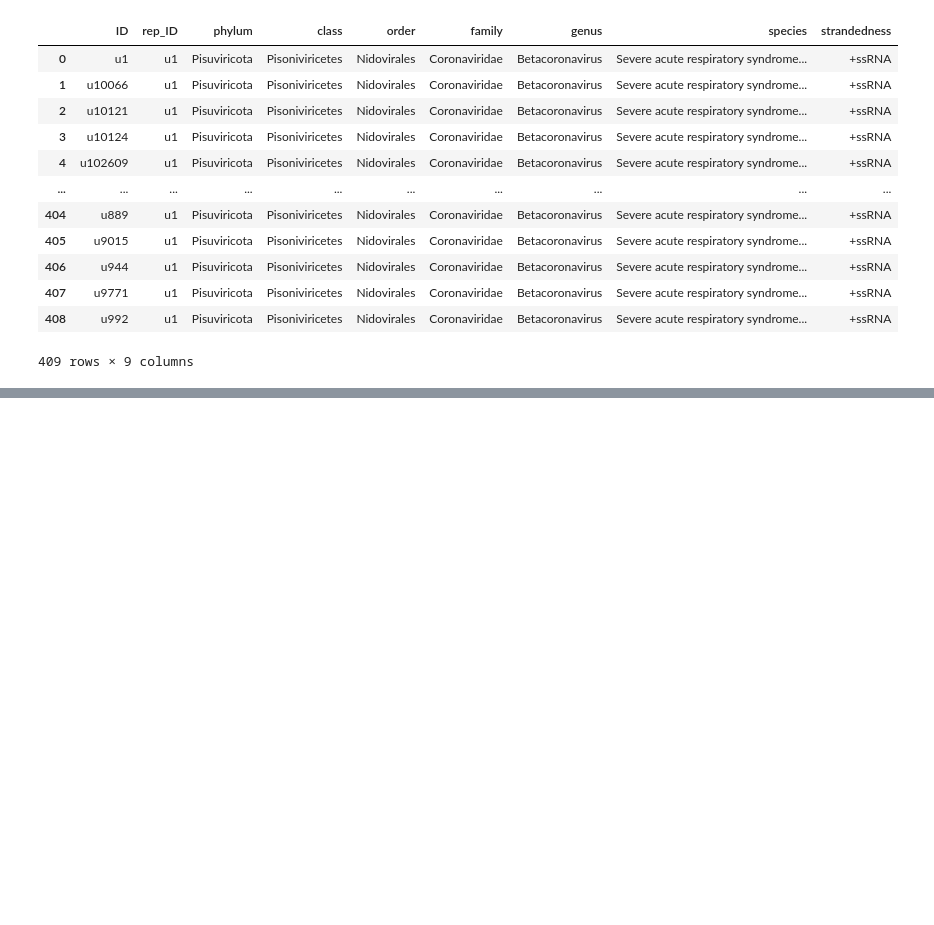
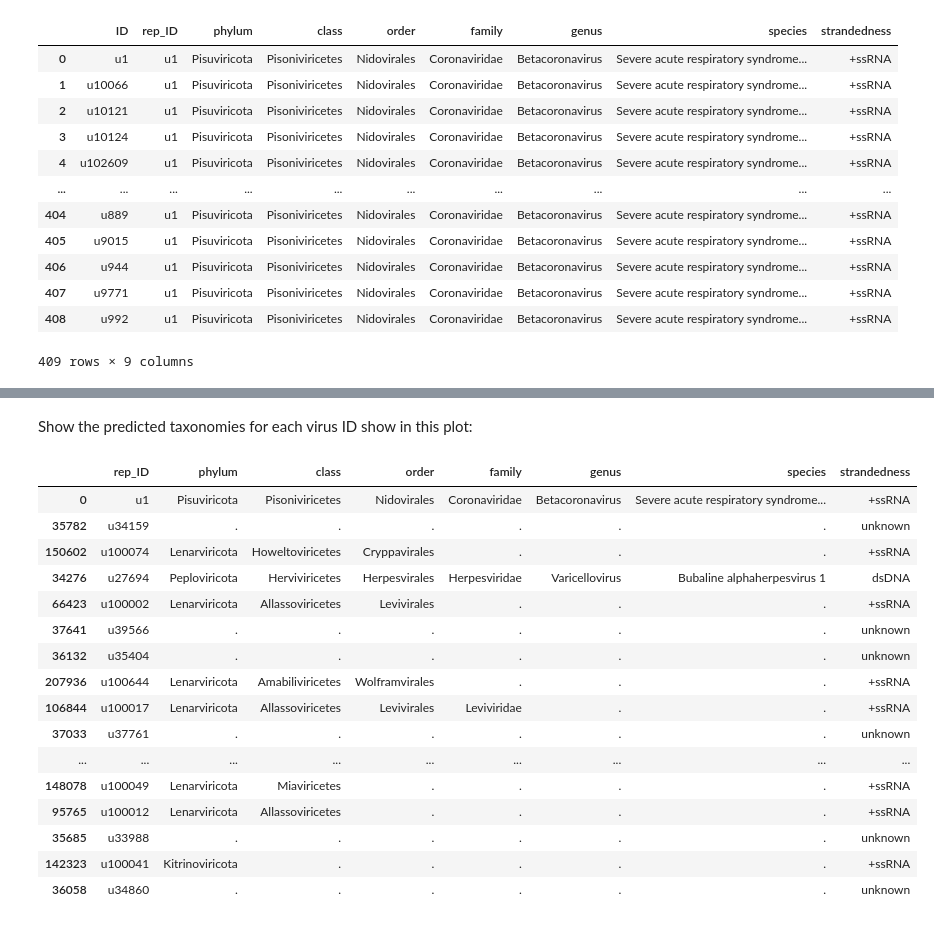
Before and after one commit to pachterlab/kb_docs, a Jupyter notebook: docs/source/translated/notebooks/virus_detection_bulk.ipynb, the cells around one changed output, grey strips where cells are left out. Saved outputs shown, nothing was run; the diff lists cells and outputs as text; code cells hidden in the pictures; blank space fills up the shorter version.

```diff
--- a/docs/source/translated/notebooks/virus_detection_bulk.ipynb
+++ b/docs/source/translated/notebooks/virus_detection_bulk.ipynb
@@ -328,0 +436,25 @@ counts
+# %% [markdown]
+Show the predicted taxonomies for each virus ID show in this plot:
+# %%
+top_vir_tax = tax_df[tax_df["rep_ID"].isin(top_virs)][tax_df.columns[1:]].drop_duplicates()
+top_vir_tax['rep_ID'] = pd.Categorical(top_vir_tax['rep_ID'], categories=top_virs, ordered=True)
+top_vir_tax = top_vir_tax.sort_values('rep_ID')
+top_vir_tax
+# %% [output]
+|  | rep_ID | phylum | class | order | family | genus | species | strandedness |
+| 0 | u1 | Pisuviricota | Pisoniviricetes | Nidovirales | Coronaviridae | Betacoronavirus | Severe acute respiratory syndrome... | +ssRNA |
+| 35782 | u34159 | . | . | . | . | . | . | unknown |
+| 150602 | u100074 | Lenarviricota | Howeltoviricetes | Cryppavirales | . | . | . | +ssRNA |
+| 34276 | u27694 | Peploviricota | Herviviricetes | Herpesvirales | Herpesviridae | Varicellovirus | Bubaline alphaherpesvirus 1 | dsDNA |
+| 66423 | u100002 | Lenarviricota | Allassoviricetes | Levivirales | . | . | . | +ssRNA |
+| 37641 | u39566 | . | . | . | . | . | . | unknown |
+| 36132 | u35404 | . | . | . | . | . | . | unknown |
+| 207936 | u100644 | Lenarviricota | Amabiliviricetes | Wolframvirales | . | . | . | +ssRNA |
+| 106844 | u100017 | Lenarviricota | Allassoviricetes | Levivirales | Leviviridae | . | . | +ssRNA |
+| 37033 | u37761 | . | . | . | . | . | . | unknown |
+| ... | ... | ... | ... | ... | ... | ... | ... | ... |
+| 148078 | u100049 | Lenarviricota | Miaviricetes | . | . | . | . | +ssRNA |
+| 95765 | u100012 | Lenarviricota | Allassoviricetes | . | . | . | . | +ssRNA |
+| 35685 | u33988 | . | . | . | . | . | . | unknown |
+| 142323 | u100041 | Kitrinoviricota | . | . | . | . | . | +ssRNA |
+| 36058 | u34860 | . | . | . | . | . | . | unknown |
```
Also changed, not shown: parts of 29 cells of this notebook.
